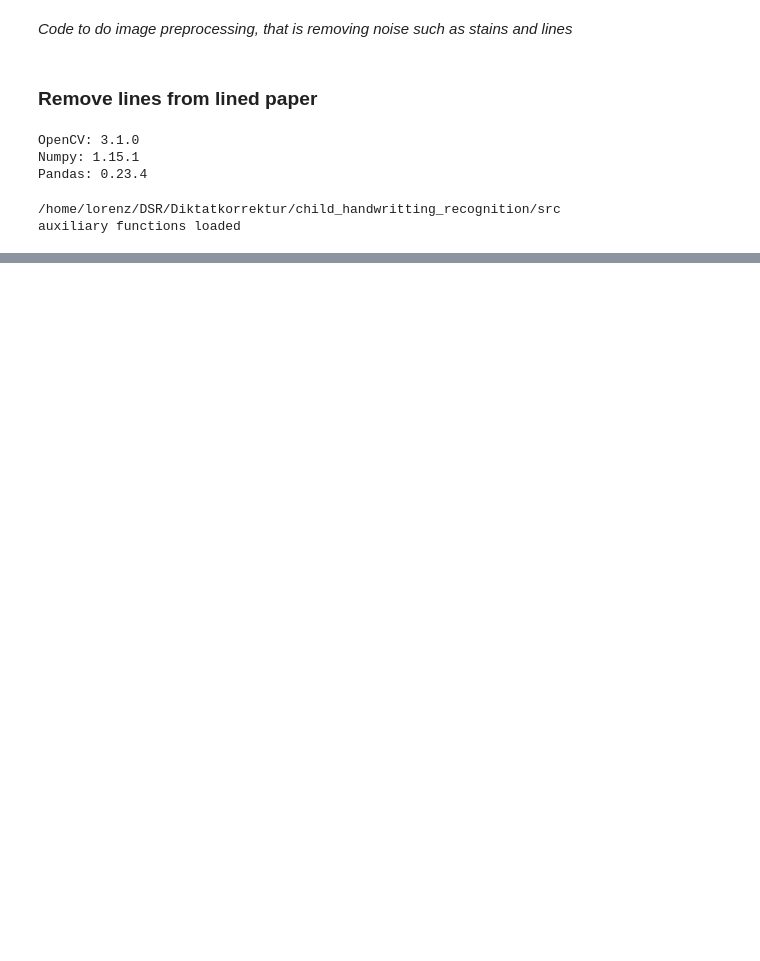
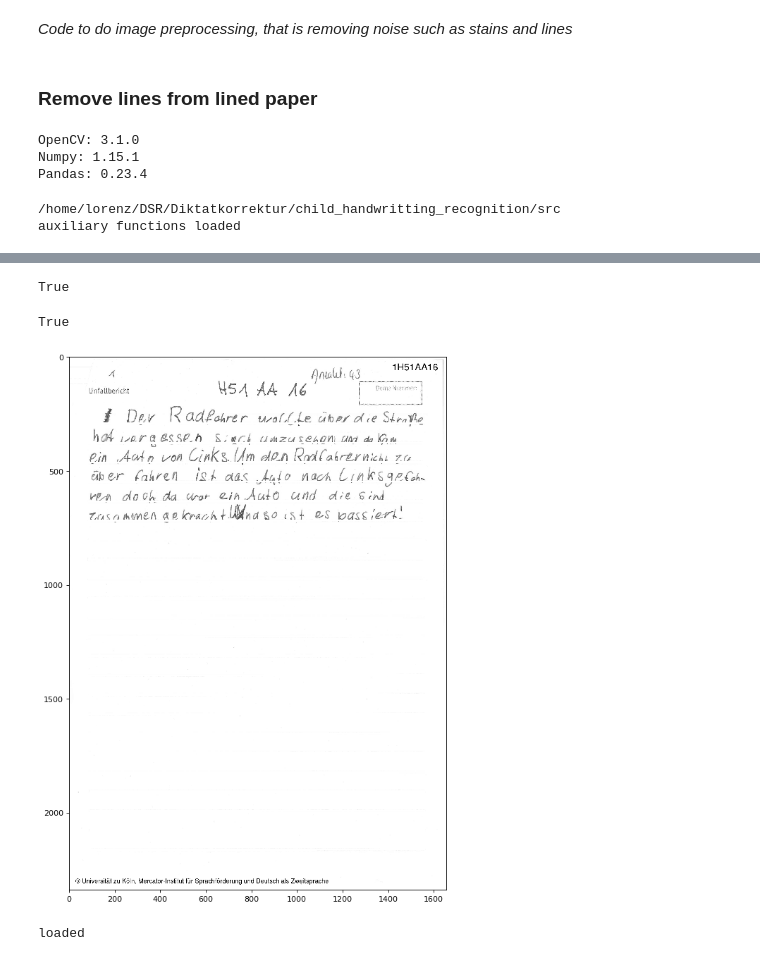
Before and after one commit to ekeleshian/child_handwriting_recognition, a Jupyter notebook: src/image_preprocessing/preprocess_image.ipynb, the cells around one changed output, grey strips where cells are left out. Drawn from its saved outputs; the diff is of its cells as text; code cells hidden in the pictures; blank space fills up the shorter version.

```diff
--- a/src/image_preprocessing/preprocess_image.ipynb
+++ b/src/image_preprocessing/preprocess_image.ipynb
@@ -93,0 +46,46 @@ cv2.imwrite("horizontal_final.jpg", horizontal)
+# %%
+image_2 = cv2.cvtColor(image_2_orig, cv2.COLOR_BGR2GRAY)
+img = cv2.bitwise_not(image_2)
+th2 = cv2.adaptiveThreshold(img,255, cv2.ADAPTIVE_THRESH_MEAN_C,cv2.THRESH_BINARY,15,-2)
+
+#step0: get horizontal lines
+horizontal = th2
+rows,cols = horizontal.shape
+
+horizontalsize = int(cols / 15)
+horizontalStructure = cv2.getStructuringElement(cv2.MORPH_RECT, (horizontalsize,3))
+horizontal = cv2.erode(horizontal, horizontalStructure)
+horizontal = cv2.dilate(horizontal, horizontalStructure)
+
+kernel = np.ones((5,5), dtype = "uint8")
+horizontal = cv2.dilate(horizontal, kernel)
+# %% [output]
+True
+# %%
+#step1: identify line edges
+edges = cv2.adaptiveThreshold(horizontal,255, cv2.ADAPTIVE_THRESH_MEAN_C,cv2.THRESH_BINARY,3,-2)
+
+#step2: strengthen line size
+kernel = np.ones((2, 2), dtype = "uint8")
+dilated = cv2.dilate(edges, kernel)
+
+# step3: blur original horiz. lines
+smooth = horizontal.copy()
+smooth = cv2.blur(smooth, (20,20))
+
+#step 5
+(rows, cols) = np.where(img == 255)
+horizontal[rows, cols] = smooth[rows, cols]
+# %% [output]
+True
+# %%
+threshold= set(range(80,256))
+for i, array in enumerate(horizontal):
+    for j, element in enumerate(array):
+        if element in threshold:
+            image_2[i, j] = 255
+# %%
+display_image(image_2, "gray")
+# %% [output]
+[figure, added]
+loaded
```
Also changed, not shown: parts of 3 cells of this notebook, 6 other files.
